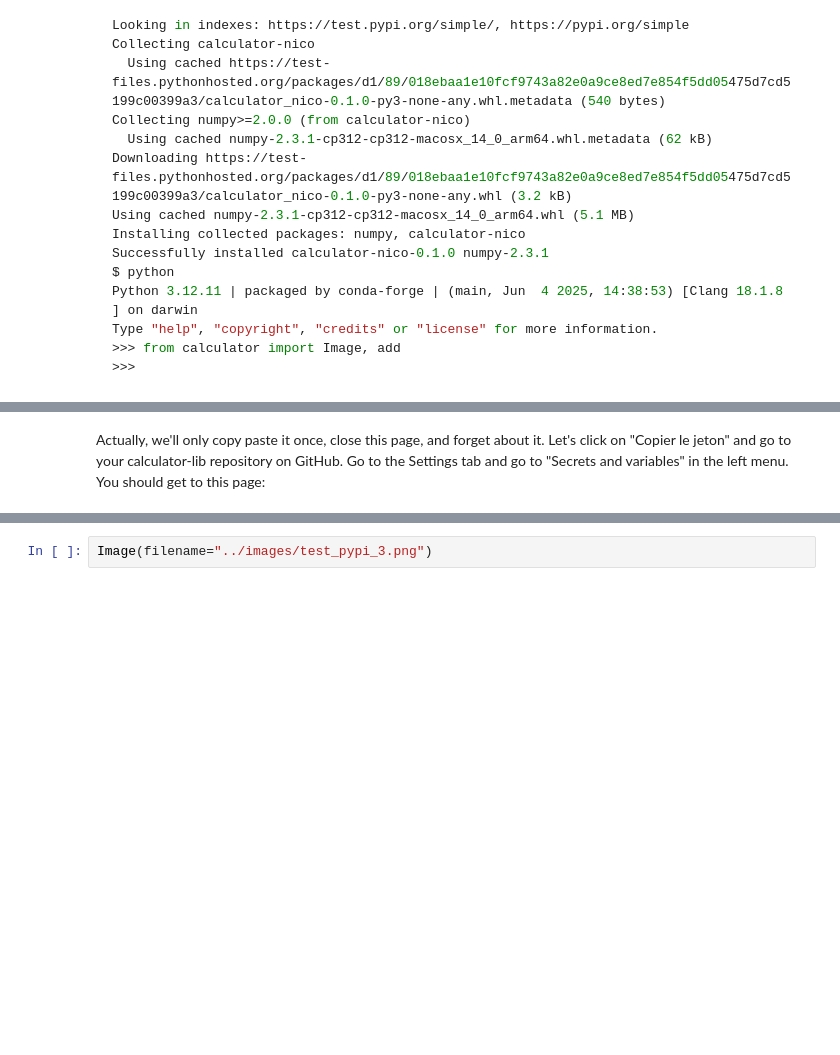
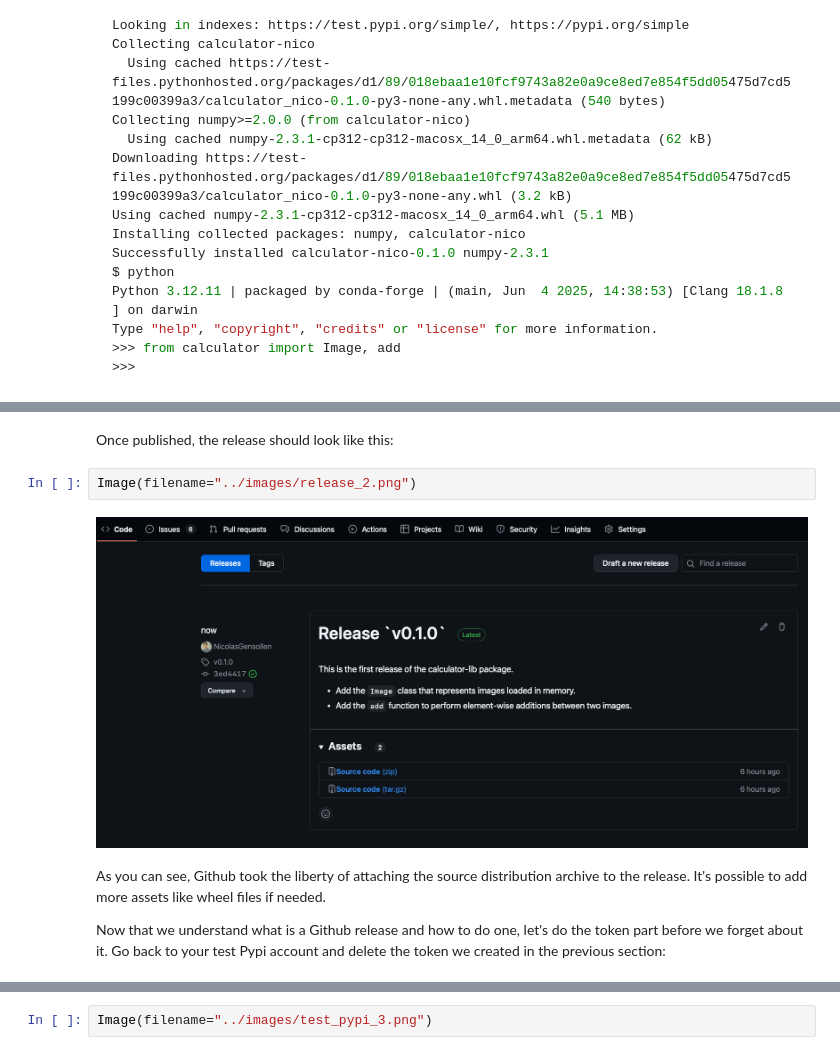
Before and after one commit to NicolasGensollen/formation-SED-2025, a Jupyter notebook: notebooks/Chapter6.ipynb, the cells around one changed output, grey strips where cells are left out. Saved outputs shown, nothing was run; the diff lists cells and outputs as text; blank space fills up the shorter version.

```diff
--- a/notebooks/Chapter6.ipynb
+++ b/notebooks/Chapter6.ipynb
@@ -400,2 +396,10 @@ Let's see what it looks like by creating one for our `v0.1.0` release. Click on
+# %% [markdown]
+Once published, the release should look like this:
+# %%
+Image(filename="../images/release_2.png")
+# %% [output]
+[figure, added]
 # %% [markdown]
- Actually, we'll only copy paste it once, close this page, and forget about it. Let's click on "Copier le jeton" and go to your calculator-lib repository on GitHub. Go to the Settings tab and go to "Secrets and variables" in the left menu. You should get to this page:
+As you can see, Github took the liberty of attaching the source distribution archive to the release. It's possible to add more assets like wheel files if needed.
+
+Now that we understand what is a Github release and how to do one, let's do the token part before we forget about it. Go back to your test Pypi account and delete the token we created in the previous section:
```
Also changed, not shown: parts of 12 cells of this notebook, 10 other files.
